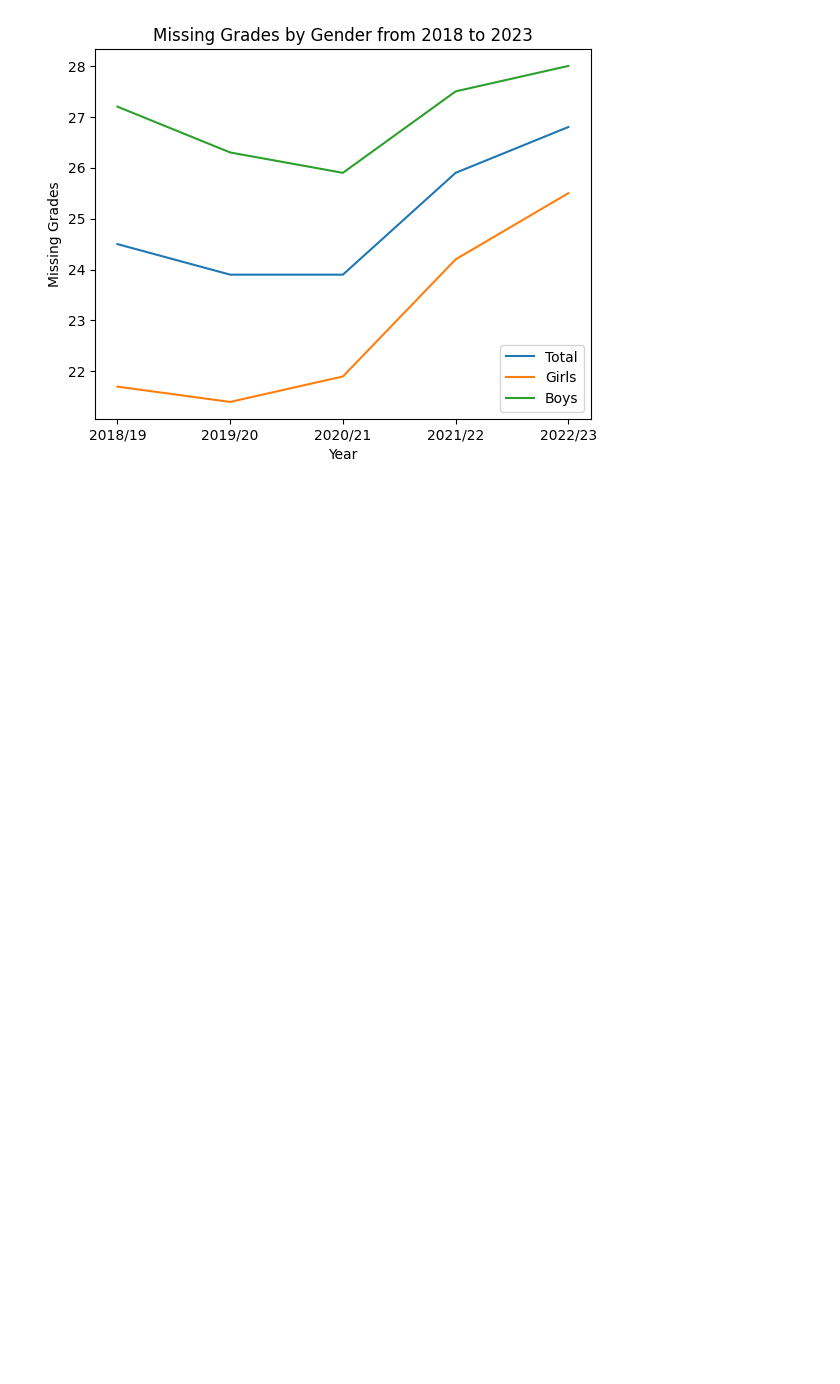
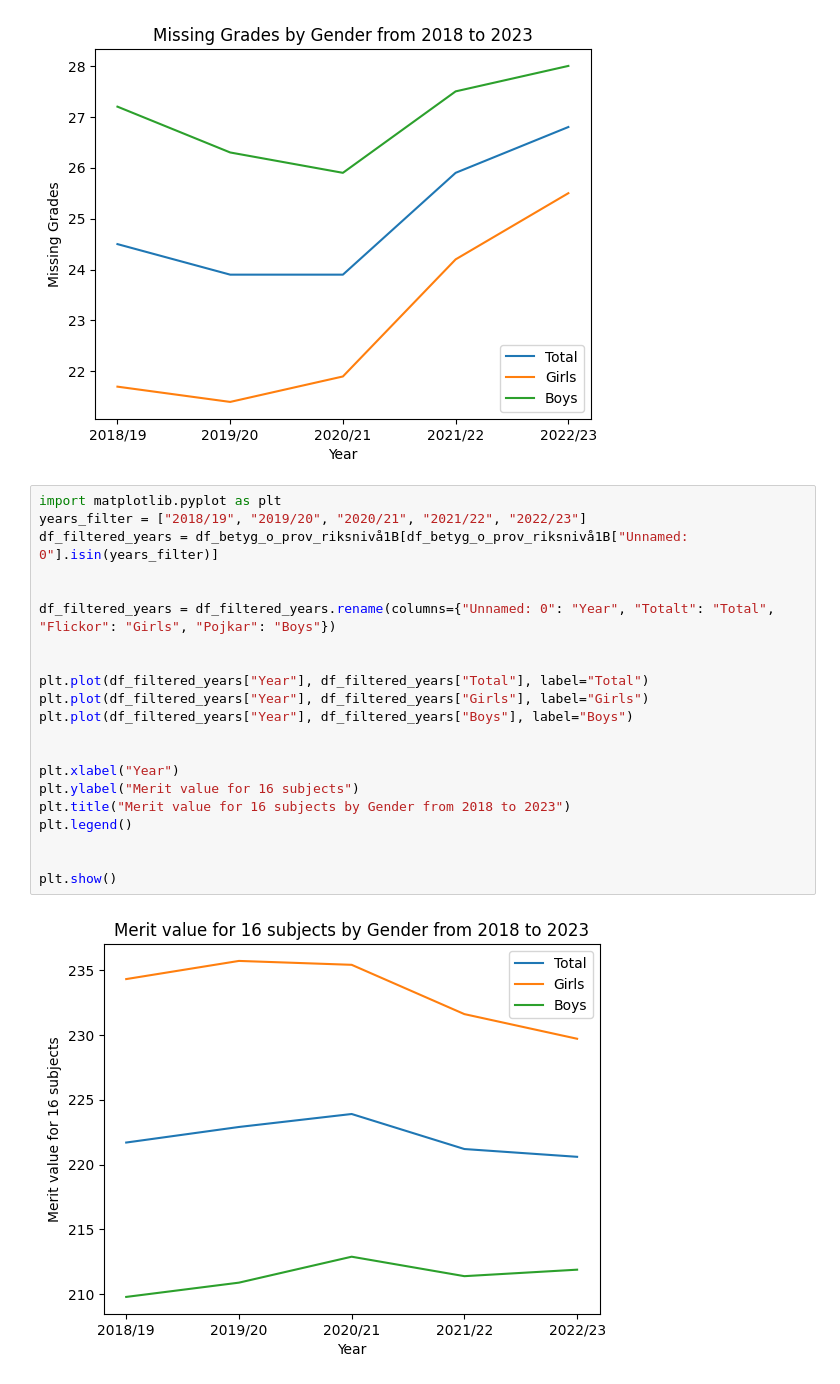
Before and after one commit to Ymhunter/python_malik_alansi_opa24, a Jupyter notebook: Lab2.ipynb, the cells around one changed output. Drawn from its saved outputs; the diff is of its cells as text; blank space fills up the shorter version.

```diff
--- a/Lab2.ipynb
+++ b/Lab2.ipynb
@@ -121,3 +114,26 @@ plt.legend()
 plt.show()
 # %% [output]
 [figure]
+# %%
+import matplotlib.pyplot as plt
+years_filter = ["2018/19", "2019/20", "2020/21", "2021/22", "2022/23"]
+df_filtered_years = df_betyg_o_prov_riksnivå1B[df_betyg_o_prov_riksnivå1B["Unnamed: 0"].isin(years_filter)]
+
+
+df_filtered_years = df_filtered_years.rename(columns={"Unnamed: 0": "Year", "Totalt": "Total", "Flickor": "Girls", "Pojkar": "Boys"})
+
+
+plt.plot(df_filtered_years["Year"], df_filtered_years["Total"], label="Total")
+plt.plot(df_filtered_years["Year"], df_filtered_years["Girls"], label="Girls")
+plt.plot(df_filtered_years["Year"], df_filtered_years["Boys"], label="Boys")
+
+
+plt.xlabel("Year")
+plt.ylabel("Merit value for 16 subjects")
+plt.title("Merit value for 16 subjects by Gender from 2018 to 2023")
+plt.legend()
+
+
+plt.show()
+# %% [output]
+[figure, added]
```
Also changed, not shown: parts of 2 cells of this notebook.
